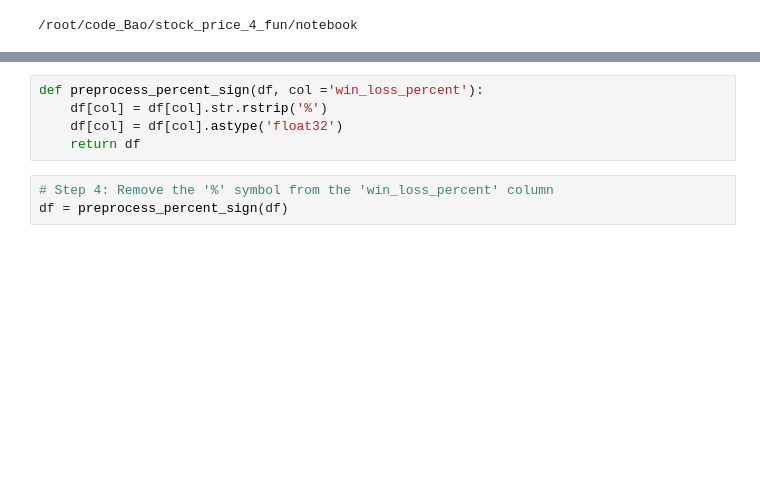
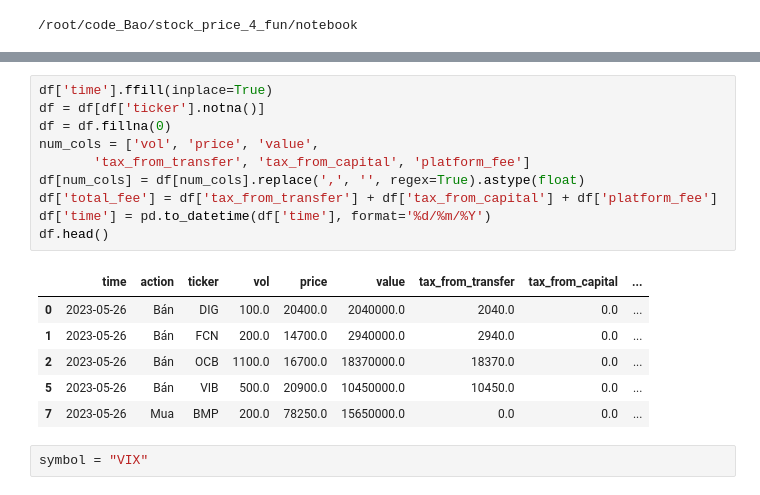
Before and after one commit to mrzaizai2k/stock_price_4_fun, a Jupyter notebook: notebook/trading_record.ipynb, the cells around one changed output, grey strips where cells are left out. Drawn from its saved outputs; the diff is of its cells as text; blank space fills up the shorter version.

```diff
--- a/notebook/trading_record.ipynb
+++ b/notebook/trading_record.ipynb
@@ -59,8 +67,19 @@ df.head()
-# %%
-def preprocess_percent_sign(df, col ='win_loss_percent'):
-    df[col] = df[col].str.rstrip('%')
-    df[col] = df[col].astype('float32')
-    return df
-# %%
-# Step 4: Remove the '%' symbol from the 'win_loss_percent' column
-df = preprocess_percent_sign(df)
+# %%
+df['time'].ffill(inplace=True)
+df = df[df['ticker'].notna()]
+df = df.fillna(0)
+num_cols = ['vol', 'price', 'value',
+       'tax_from_transfer', 'tax_from_capital', 'platform_fee']
+df[num_cols] = df[num_cols].replace(',', '', regex=True).astype(float)
+df['total_fee'] = df['tax_from_transfer'] + df['tax_from_capital'] + df['platform_fee']
+df['time'] = pd.to_datetime(df['time'], format='%d/%m/%Y')
+df.head()
+# %% [output]
+|  | time | action | ticker | vol | price | value | tax_from_transfer | tax_from_capital | ... |
+| 0 | 2023-05-26 | Bán | DIG | 100.0 | 20400.0 | 2040000.0 | 2040.0 | 0.0 | ... |
+| 1 | 2023-05-26 | Bán | FCN | 200.0 | 14700.0 | 2940000.0 | 2940.0 | 0.0 | ... |
+| 2 | 2023-05-26 | Bán | OCB | 1100.0 | 16700.0 | 18370000.0 | 18370.0 | 0.0 | ... |
+| 5 | 2023-05-26 | Bán | VIB | 500.0 | 20900.0 | 10450000.0 | 10450.0 | 0.0 | ... |
+| 7 | 2023-05-26 | Mua | BMP | 200.0 | 78250.0 | 15650000.0 | 0.0 | 0.0 | ... |
+# %%
+symbol = "VIX"
```
Also changed, not shown: parts of 26 cells of this notebook, 3 other files.
